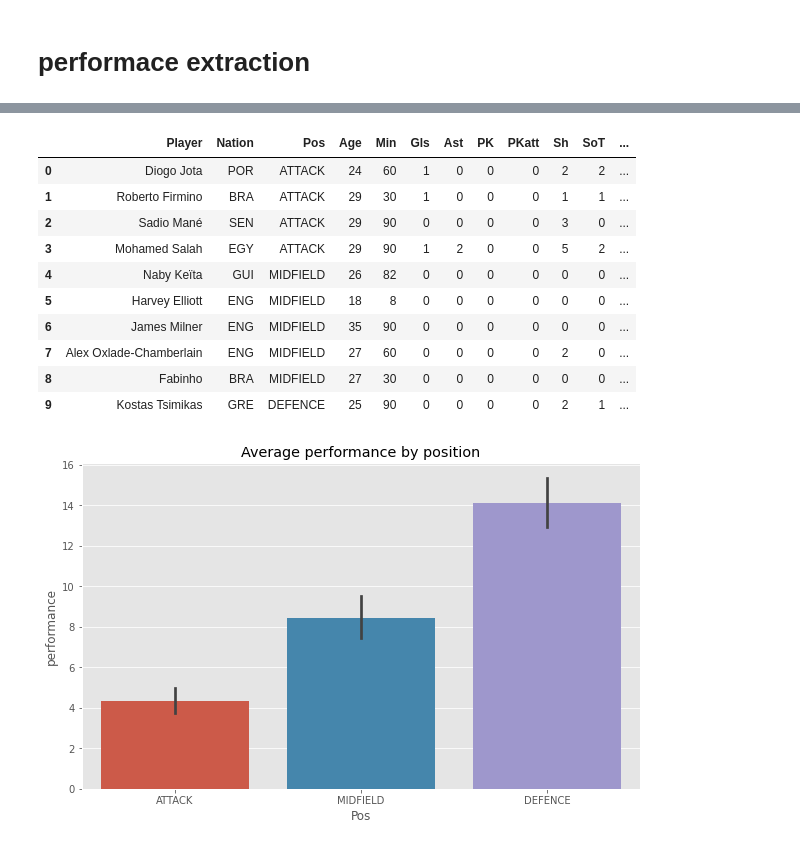
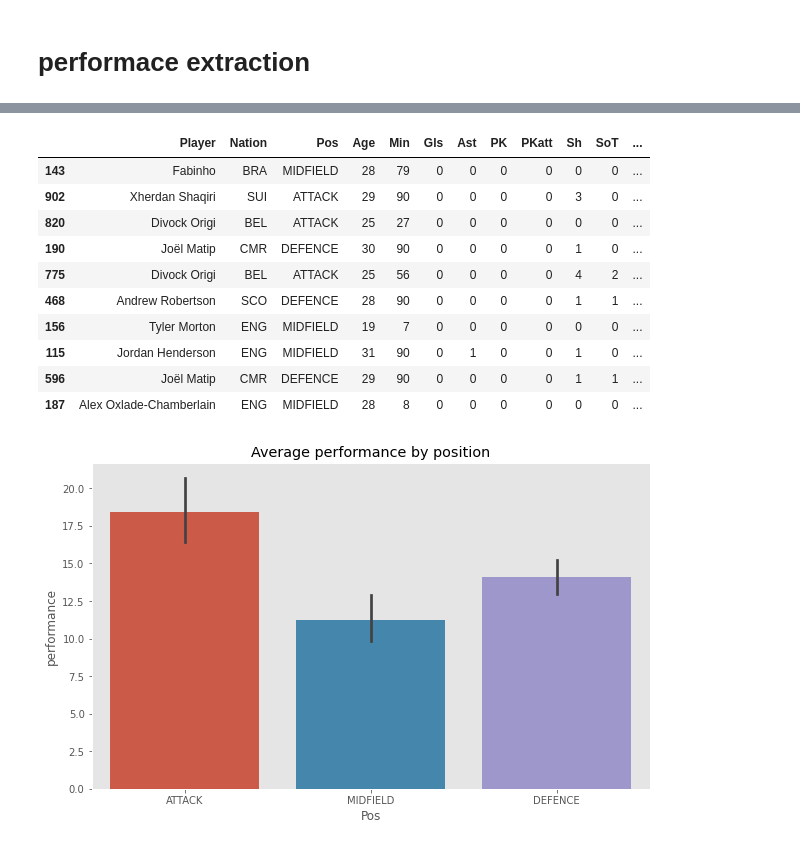
Before and after one commit to Thebrownboy/DataKick, a Jupyter notebook: Gaser_questions/explaratory Q2/code.ipynb, the cells around one changed output, grey strips where cells are left out. Cells and saved outputs as stored; diff of their text form; code cells hidden in the pictures.

```diff
--- a/Gaser_questions/explaratory Q2/code.ipynb
+++ b/Gaser_questions/explaratory Q2/code.ipynb
@@ -9,7 +9,7 @@ plt.style.use('ggplot')
 # %% [markdown]
 # import dataset
 # %%
-data = pd.read_csv("Liverpool_players_season2020-2021_2021-2022.csv")
+data = pd.read_csv("../../Liverpool_players_season2020-2021_2021-2022.csv")
 # print size of data
 print(data.shape)
 # show first 10 rows
@@ -56,11 +56,3 @@ data.head(10)
 | 9 | Kostas Tsimikas | GRE | LB | 25 | 90 | 0 | 0 | 0 | 0 | 2 | 1 | ... |
 # %% [markdown]
 # performace extraction
-# %%
-data["ScoringContribution"] = data["Gls"] + data["Ast"]
-data["DefensiveContribution"] = data["Tkl"] + data["Int"] + data["Blocks"]
-
-# print unique values in Pos
-print(data["Pos"].unique())
-# make a per
-data.sample(10)
@@ -80,6 +59,5 @@ data.sample(10)
 # %%
 # for LW and RW and FW and AM we will ATACK
-dataCpy = data.copy()
 data["Pos"] = data["Pos"].replace(["LW", "RW", "FW", "AM"], "ATTACK")
 # for LB and RB and CB and DM we will DEFENCE
 data["Pos"] = data["Pos"].replace(["LB", "RB", "CB", "DM"], "DEFENCE")
@@ -93,30 +71,37 @@ data = data[data.Pos != "GK"]
 data["performance"] = 0
 
 # make and formula for performance based on unique values in Pos
-#data.loc[data["Pos"] == "GK", "performance"] = data["Saves"] * 2 + data["CS"] * 5 + data["Gls"] * 6 + data["Ast"] * 3 + data["Tkl"] * 1 + data["Int"] * 1 + data["Blocks"] * 1
-data.loc[data["Pos"] == "DEFENCE", "performance"] = (data["Gls"] * 1 + data["Ast"] * 1 + data["Tkl"] * 6 + data["Int"] * 6 + data["Blocks"] * 6) / (data['Min']/60)
-data.loc[data["Pos"] == "MIDFIELD", "performance"] = (data["Gls"] * 3 + data["Ast"] * 6 + data["Tkl"] * 2 + data["Int"] * 3 + data["Blocks"] * 3) / (data['Min']/60)
-data.loc[data["Pos"] == "ATTACK", "performance"] = (data["Gls"]*6 + data["Ast"] * 3 + data["Tkl"] * 1 + data["Int"] * 1 + data["Blocks"] * 1) / (data['Min']/60)
+# for each columns
+#                   Gls  Ast PK Pkatt Sh SoT CrdY CrdR Tkls Int Blocks
+AttackWeight =      [10, 6,  3, 3,    4, 3,  -1,   -5,   1,   1,   1]
+MidfieldWeight =    [4,  6,  2, 2,    1, 1,   0,   -5,   3,   3,   3]
+DefenceWeight =     [1,  1,  1, 1,    1, 1,  -2,   -5,   6,   6,   5]
+data.loc[data["Pos"] == "ATTACK", "performance"] = (data["Gls"] * AttackWeight[0] + data["Ast"] * AttackWeight[1] + data["PK"] * AttackWeight[2] + data["PKatt"] * AttackWeight[3] + data["Sh"] * AttackWeight[4] + data["SoT"] * AttackWeight[5] + data["CrdY"] * AttackWeight[6] + data["CrdR"] * AttackWeight[7] + data["Tkl"] * AttackWeight[8] + data["Int"] * AttackWeight[9] + data["Blocks"] * AttackWeight[10]) / (data['Min'] / 60)
+data.loc[data["Pos"] == "MIDFIELD", "performance"] = (data["Gls"] * MidfieldWeight[0] + data["Ast"] * MidfieldWeight[1] + data["PK"] * MidfieldWeight[2] + data["PKatt"] * MidfieldWeight[3] + data["Sh"] * MidfieldWeight[4] + data["SoT"] * MidfieldWeight[5] + data["CrdY"] * MidfieldWeight[6] + data["CrdR"] * MidfieldWeight[7] + data["Tkl"] * MidfieldWeight[8] + data["Int"] * MidfieldWeight[9] + data["Blocks"] * MidfieldWeight[10]) / (data['Min'] / 60)
+data.loc[data["Pos"] == "DEFENCE", "performance"] = (data["Gls"] * DefenceWeight[0] + data["Ast"] * DefenceWeight[1] + data["PK"] * DefenceWeight[2] + data["PKatt"] * DefenceWeight[3] + data["Sh"] * DefenceWeight[4] + data["SoT"] * DefenceWeight[5] + data["CrdY"] * DefenceWeight[6] + data["CrdR"] * DefenceWeight[7] + data["Tkl"] * DefenceWeight[8] + data["Int"] * DefenceWeight[9] + data["Blocks"] * DefenceWeight[10]) / (data['Min'] / 60)
 # %%
-data.head(10)
+data.sample(10)
 # %% [output]
 |  | Player | Nation | Pos | Age | Min | Gls | Ast | PK | PKatt | Sh | SoT | ... |
-| 0 | Diogo Jota | POR | ATTACK | 24 | 60 | 1 | 0 | 0 | 0 | 2 | 2 | ... |
-| 1 | Roberto Firmino | BRA | ATTACK | 29 | 30 | 1 | 0 | 0 | 0 | 1 | 1 | ... |
-| 2 | Sadio Mané | SEN | ATTACK | 29 | 90 | 0 | 0 | 0 | 0 | 3 | 0 | ... |
-| 3 | Mohamed Salah | EGY | ATTACK | 29 | 90 | 1 | 2 | 0 | 0 | 5 | 2 | ... |
-| 4 | Naby Keïta | GUI | MIDFIELD | 26 | 82 | 0 | 0 | 0 | 0 | 0 | 0 | ... |
-| 5 | Harvey Elliott | ENG | MIDFIELD | 18 | 8 | 0 | 0 | 0 | 0 | 0 | 0 | ... |
-| 6 | James Milner | ENG | MIDFIELD | 35 | 90 | 0 | 0 | 0 | 0 | 0 | 0 | ... |
-| 7 | Alex Oxlade-Chamberlain | ENG | MIDFIELD | 27 | 60 | 0 | 0 | 0 | 0 | 2 | 0 | ... |
-| 8 | Fabinho | BRA | MIDFIELD | 27 | 30 | 0 | 0 | 0 | 0 | 0 | 0 | ... |
-| 9 | Kostas Tsimikas | GRE | DEFENCE | 25 | 90 | 0 | 0 | 0 | 0 | 2 | 1 | ... |
+| 143 | Fabinho | BRA | MIDFIELD | 28 | 79 | 0 | 0 | 0 | 0 | 0 | 0 | ... |
+| 902 | Xherdan Shaqiri | SUI | ATTACK | 29 | 90 | 0 | 0 | 0 | 0 | 3 | 0 | ... |
+| 820 | Divock Origi | BEL | ATTACK | 25 | 27 | 0 | 0 | 0 | 0 | 0 | 0 | ... |
+| 190 | Joël Matip | CMR | DEFENCE | 30 | 90 | 0 | 0 | 0 | 0 | 1 | 0 | ... |
+| 775 | Divock Origi | BEL | ATTACK | 25 | 56 | 0 | 0 | 0 | 0 | 4 | 2 | ... |
+| 468 | Andrew Robertson | SCO | DEFENCE | 28 | 90 | 0 | 0 | 0 | 0 | 1 | 1 | ... |
+| 156 | Tyler Morton | ENG | MIDFIELD | 19 | 7 | 0 | 0 | 0 | 0 | 0 | 0 | ... |
+| 115 | Jordan Henderson | ENG | MIDFIELD | 31 | 90 | 0 | 1 | 0 | 0 | 1 | 0 | ... |
+| 596 | Joël Matip | CMR | DEFENCE | 29 | 90 | 0 | 0 | 0 | 0 | 1 | 1 | ... |
+| 187 | Alex Oxlade-Chamberlain | ENG | MIDFIELD | 28 | 8 | 0 | 0 | 0 | 0 | 0 | 0 | ... |
 # %%
 # for each position we will make a an average of performance
 # plot the data using a countplot in x axis we have Pos and in y axis we have average of performance
 plt.figure(figsize=(10, 6))
 sns.barplot(x="Pos", y="performance", data=data)
+# remove grid lines
+# remove grid lines
+plt.grid(False)
 plt.title("Average performance by position")
 plt.show()
 # %% [output]
-[figure, old version]
+[figure, new version]
```
Also changed, not shown: parts of 11 cells of this notebook, 2 other files.
